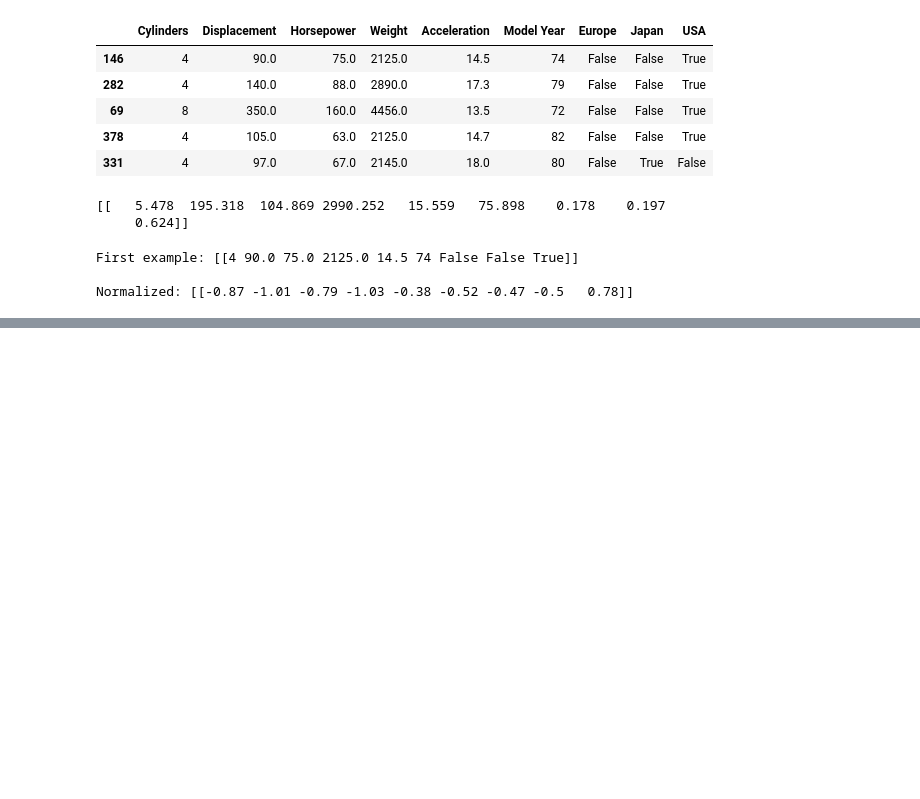
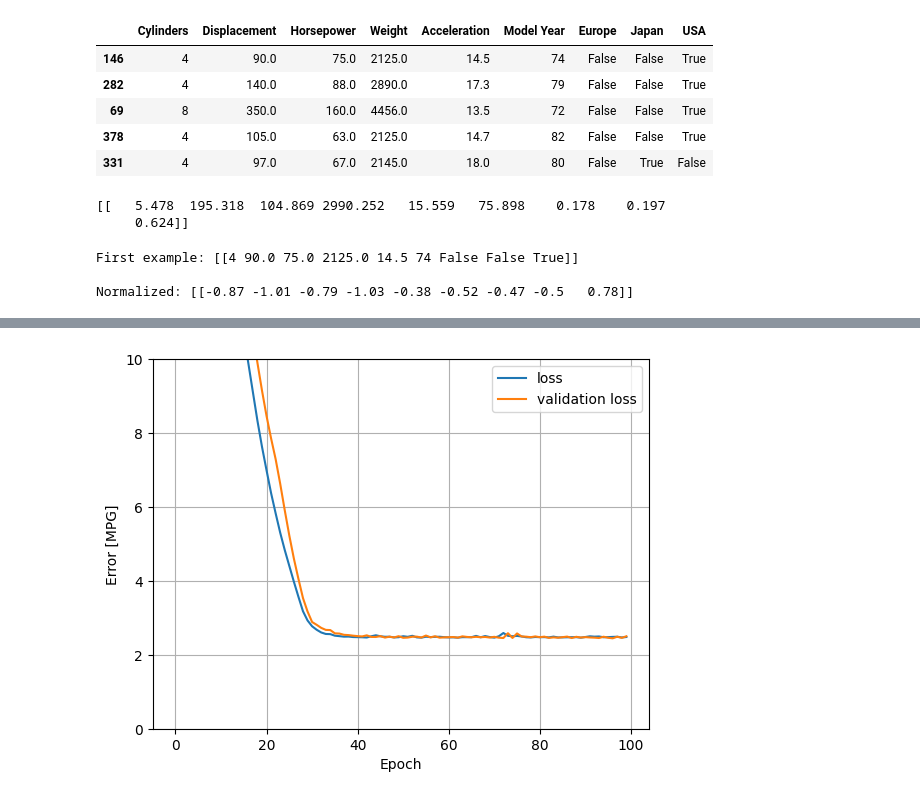
Before and after one commit to pangyeeshen23/AIModel, a Jupyter notebook: Beginner Tutorial/Regression/predict-fuel-eff.ipynb, the cells around one changed output, grey strips where cells are left out. Saved outputs shown, nothing was run; the diff lists cells and outputs as text; code cells hidden in the pictures; blank space fills up the shorter version.

Commit message:
to be continued : learn normalization concept and how normalization is perform in math

```diff
--- a/Beginner Tutorial/Regression/predict-fuel-eff.ipynb
+++ b/Beginner Tutorial/Regression/predict-fuel-eff.ipynb
@@ -140,6 +140,7 @@ horsepower_normalizer = layers.Normalization(input_shape=input_layer, axis=None)
 horsepower_normalizer.adapt(horsepower)
 # %%
 horsepower_model = tf.keras.Sequential([
+    input_layer,
     horsepower_normalizer,
     layers.Dense(units=1)
 ])
@@ -149,0 +175,13 @@ NotImplementedError: Iterating over a symbolic KerasTensor is not supported.
+# %%
+horsepower_model.compile(
+    optimizer=tf.keras.optimizers.Adam(learning_rate=0.1),
+    loss='mean_absolute_error'
+)
+# %%
+history = horsepower_model.fit(
+    train_features['Horsepower'],
+    train_labels,
+    epochs=100,
+    verbose=0,
+    validation_split=0.2
+)
@@ -149,0 +228,14 @@ NotImplementedError: Iterating over a symbolic KerasTensor is not supported.
+# %%
+def plot_loss(history):
+    plt.plot(history.history['loss'], label='loss')
+    plt.plot(history.history['val_loss'], label='validation loss')
+    plt.ylim([0, 10])
+    plt.xlabel('Epoch')
+    plt.ylabel('Error [MPG]')
+    plt.legend()
+    plt.grid(True)
+# %%
+# orange is validation loss
+plot_loss(history)
+# %% [output]
+[figure, added]
```
Also changed, not shown: parts of 17 cells of this notebook, 1 other file.
